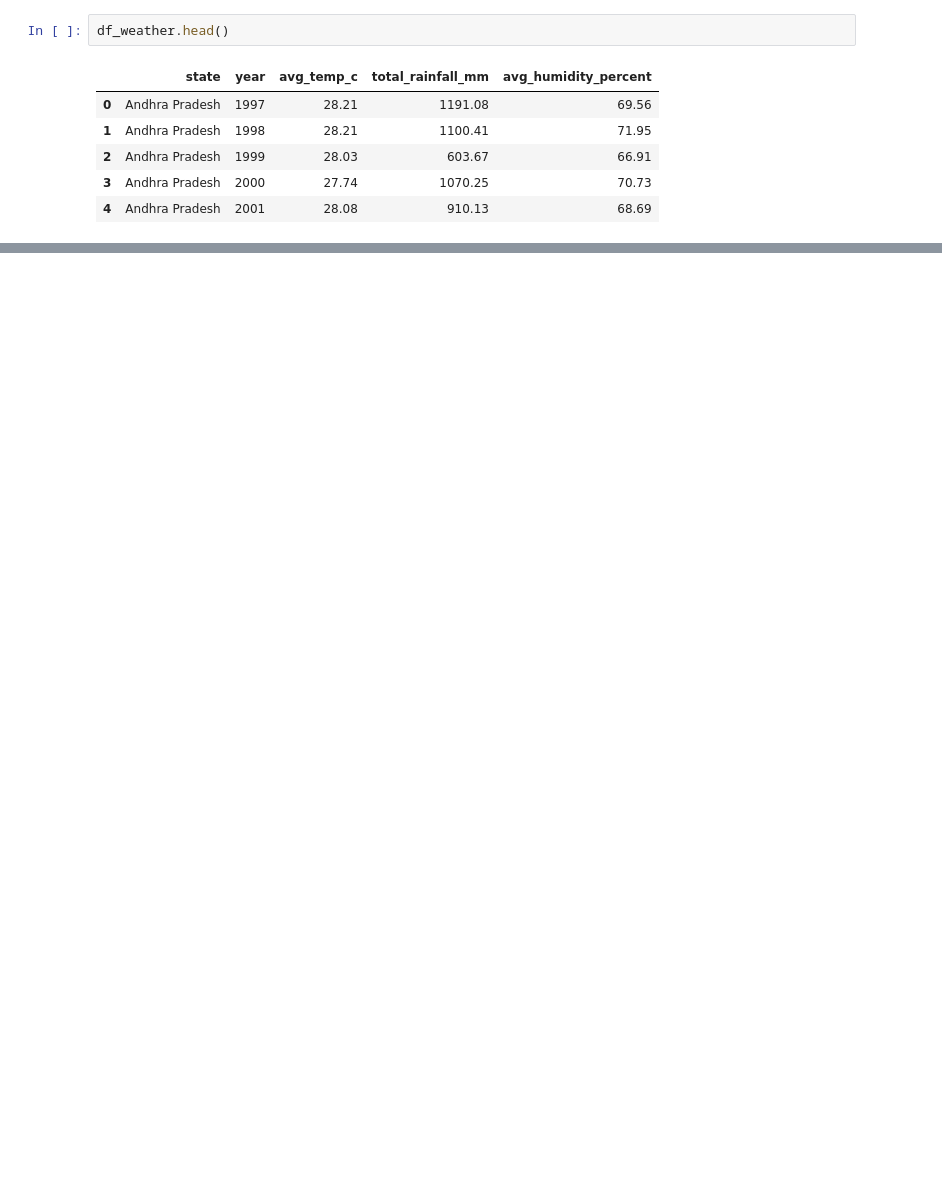
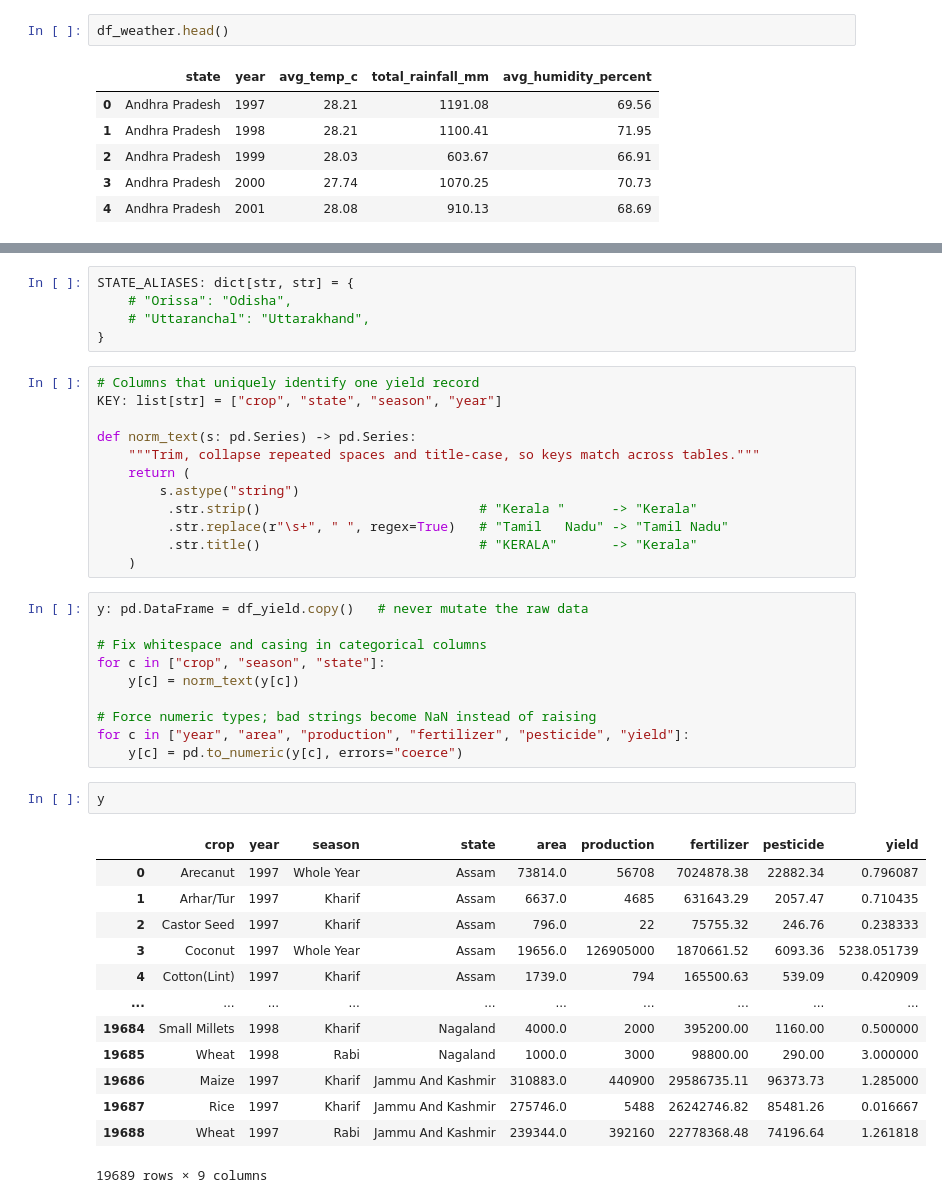
Before and after one commit to Chandru82582/Chandru_Sivakumar_AI_Crop_Advisory, a Jupyter notebook: dataAnalysis/CropData.ipynb, the cells around one changed output, grey strips where cells are left out. Drawn from its saved outputs; the diff is of its cells as text; blank space fills up the shorter version.

```diff
--- a/dataAnalysis/CropData.ipynb
+++ b/dataAnalysis/CropData.ipynb
@@ -54,0 +111,43 @@ df_weather.head()
+# %%
+STATE_ALIASES: dict[str, str] = {
+    # "Orissa": "Odisha",
+    # "Uttaranchal": "Uttarakhand",
+}
+# %%
+# Columns that uniquely identify one yield record
+KEY: list[str] = ["crop", "state", "season", "year"]
+
+def norm_text(s: pd.Series) -> pd.Series:
+    """Trim, collapse repeated spaces and title-case, so keys match across tables."""
+    return (
+        s.astype("string")
+         .str.strip()                            # "Kerala "      -> "Kerala"
+         .str.replace(r"\s+", " ", regex=True)   # "Tamil   Nadu" -> "Tamil Nadu"
+         .str.title()                            # "KERALA"       -> "Kerala"
+    )
+# %%
+y: pd.DataFrame = df_yield.copy()   # never mutate the raw data
+
+# Fix whitespace and casing in categorical columns
+for c in ["crop", "season", "state"]:
+    y[c] = norm_text(y[c])
+
+# Force numeric types; bad strings become NaN instead of raising
+for c in ["year", "area", "production", "fertilizer", "pesticide", "yield"]:
+    y[c] = pd.to_numeric(y[c], errors="coerce")
+# %%
+y
+# %% [output]
+|  | crop | year | season | state | area | production | fertilizer | pesticide | yield |
+| 0 | Arecanut | 1997 | Whole Year | Assam | 73814.0 | 56708 | 7024878.38 | 22882.34 | 0.796087 |
+| 1 | Arhar/Tur | 1997 | Kharif | Assam | 6637.0 | 4685 | 631643.29 | 2057.47 | 0.710435 |
+| 2 | Castor Seed | 1997 | Kharif | Assam | 796.0 | 22 | 75755.32 | 246.76 | 0.238333 |
+| 3 | Coconut | 1997 | Whole Year | Assam | 19656.0 | 126905000 | 1870661.52 | 6093.36 | 5238.051739 |
+| 4 | Cotton(Lint) | 1997 | Kharif | Assam | 1739.0 | 794 | 165500.63 | 539.09 | 0.420909 |
+| ... | ... | ... | ... | ... | ... | ... | ... | ... | ... |
+| 19684 | Small Millets | 1998 | Kharif | Nagaland | 4000.0 | 2000 | 395200.00 | 1160.00 | 0.500000 |
+| 19685 | Wheat | 1998 | Rabi | Nagaland | 1000.0 | 3000 | 98800.00 | 290.00 | 3.000000 |
+| 19686 | Maize | 1997 | Kharif | Jammu And Kashmir | 310883.0 | 440900 | 29586735.11 | 96373.73 | 1.285000 |
+| 19687 | Rice | 1997 | Kharif | Jammu And Kashmir | 275746.0 | 5488 | 26242746.82 | 85481.26 | 0.016667 |
+| 19688 | Wheat | 1997 | Rabi | Jammu And Kashmir | 239344.0 | 392160 | 22778368.48 | 74196.64 | 1.261818 |
+19689 rows × 9 columns
```
Also changed, not shown: parts of 40 cells of this notebook, 9 other files.
